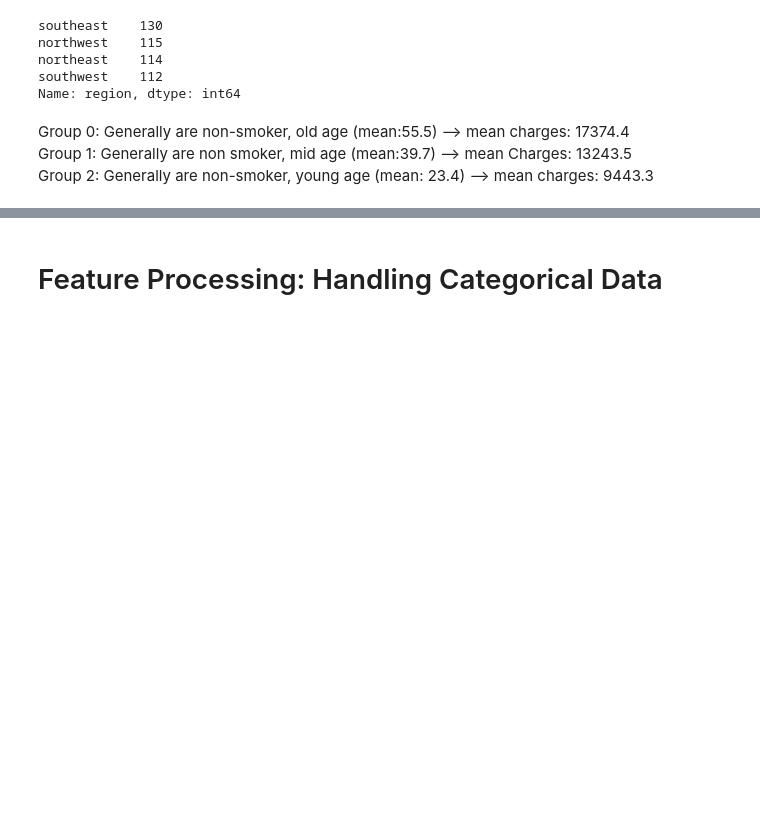
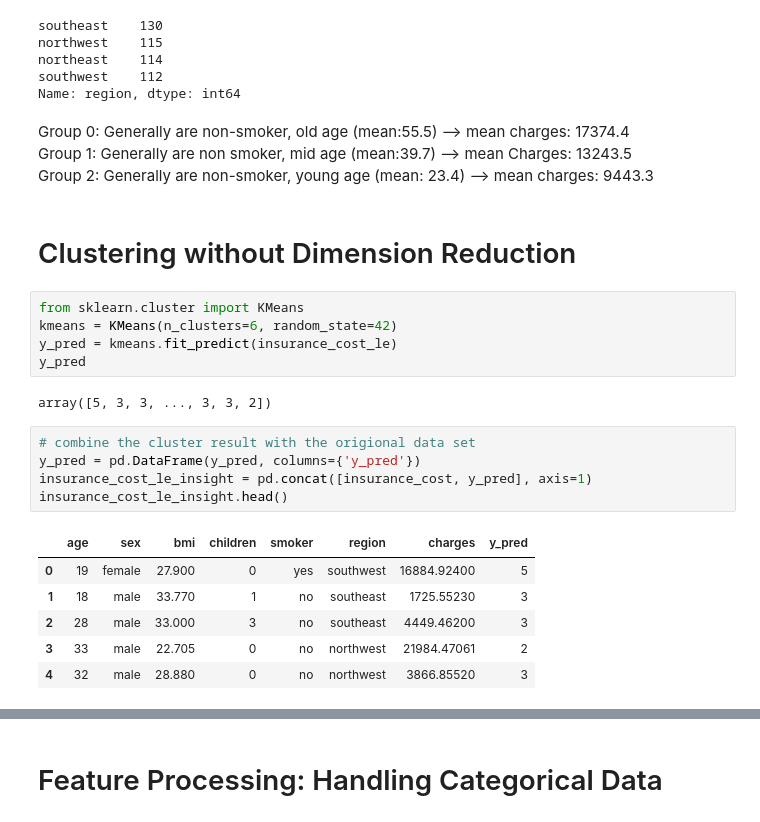
Before and after one commit to rockyclh/US-Insurance-Charges, a Jupyter notebook: US Medical Insurance Cost.ipynb, the cells around one changed output, grey strips where cells are left out. Drawn from its saved outputs; the diff is of its cells as text; blank space fills up the shorter version.

```diff
--- a/US Medical Insurance Cost.ipynb
+++ b/US Medical Insurance Cost.ipynb
@@ -513,3 +513,24 @@ Name: region, dtype: int64
 Group 0: Generally are non-smoker, old age (mean:55.5) --> mean charges: 17374.4 \
 Group 1: Generally are non smoker, mid age (mean:39.7) --> mean Charges: 13243.5 \
 Group 2: Generally are non-smoker, young age (mean: 23.4) --> mean charges: 9443.3
+# %% [markdown]
+# Clustering without Dimension Reduction
+# %%
+from sklearn.cluster import KMeans
+kmeans = KMeans(n_clusters=6, random_state=42)
+y_pred = kmeans.fit_predict(insurance_cost_le)
+y_pred
+# %% [output]
+array([5, 3, 3, ..., 3, 3, 2])
+# %%
+# combine the cluster result with the origional data set
+y_pred = pd.DataFrame(y_pred, columns={'y_pred'})
+insurance_cost_le_insight = pd.concat([insurance_cost, y_pred], axis=1)
+insurance_cost_le_insight.head()
+# %% [output]
+|  | age | sex | bmi | children | smoker | region | charges | y_pred |
+| 0 | 19 | female | 27.900 | 0 | yes | southwest | 16884.92400 | 5 |
+| 1 | 18 | male | 33.770 | 1 | no | southeast | 1725.55230 | 3 |
+| 2 | 28 | male | 33.000 | 3 | no | southeast | 4449.46200 | 3 |
+| 3 | 33 | male | 22.705 | 0 | no | northwest | 21984.47061 | 2 |
+| 4 | 32 | male | 28.880 | 0 | no | northwest | 3866.85520 | 3 |
```
Also changed, not shown: parts of 46 cells of this notebook.
